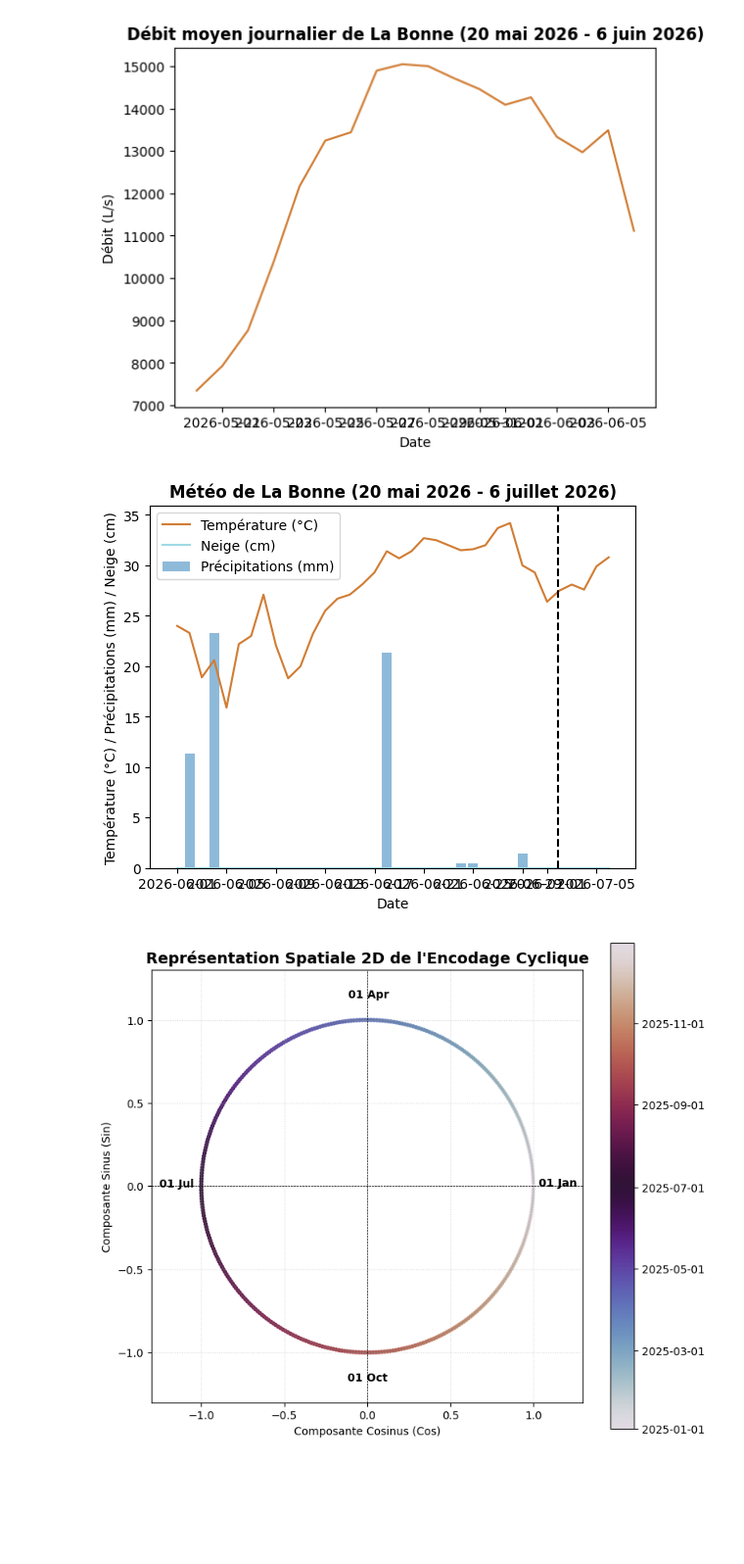
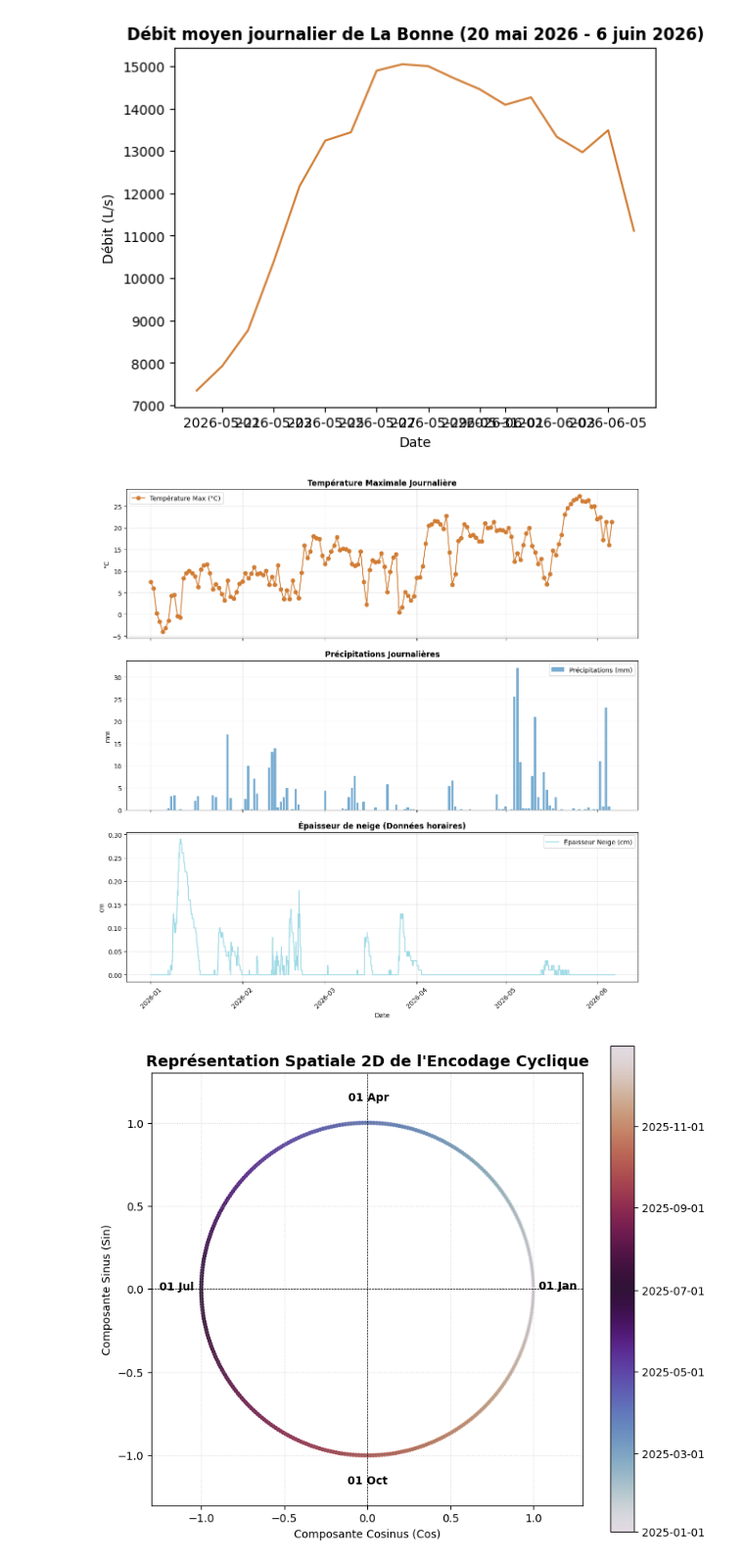
Before and after one commit to MathisBorie/river_level, a Jupyter notebook: niveau_bonne.ipynb, the cells around one changed output. Shown at 98% size. Drawn from its saved outputs; the diff is of its cells as text; code cells hidden in the pictures; blank space fills up the shorter version.

```diff
--- a/niveau_bonne.ipynb
+++ b/niveau_bonne.ipynb
@@ -488,16 +392,44 @@ plt.show()
 [figure]
 [figure]
 # %%
-meteo_data = fetch_weather_data(44.9003, 5.9444, "2026-06-01", "2026-07-06")
-plt.plot(meteo_data['date'], meteo_data['temperature_C'], color='#D17D34', label='Température (°C)')
-plt.bar(meteo_data['date'], meteo_data['precip_mm'], color='#1f77b4', alpha=0.5, label='Précipitations (mm)')
-plt.plot(meteo_data['date'], meteo_data['snow_cm'], color='#9edae5', label='Neige (cm)')
-plt.title("Météo de La Bonne (20 mai 2026 - 6 juillet 2026)", fontweight='bold')
-plt.xlabel("Date")
-plt.ylabel("Température (°C) / Précipitations (mm) / Neige (cm)")
-plt.legend()
-#bar verticale en poitiller aujourd'hui
-plt.axvline(datetime.now(), color='black', linestyle='--', label="Aujourd'hui")
+# 1. Appel de ta fonction (je garde tes noms de variables API)
+# Utilise les noms exacts de l'API Open-Meteo : 'temperature_2m_max', 'rain_sum', 'snowfall_sum'
+df_h, df_d = fetch_weather_data(
+    44.9003, 5.9444, "2026-01-01", "2026-06-06",
+    daily_vars=["temperature_2m_max", "rain_sum"],
+    hourly_vars=["snow_depth"]
+)
+
+
+
+# Création d'une figure avec 3 sous-graphiques (subplots)
+fig, (ax1, ax2, ax3) = plt.subplots(3, 1, figsize=(12, 12), sharex=True)
+
+# Graphique 1 : Température (Journalier)
+ax1.plot(df_d['date'], df_d['temperature_2m_max'], color='#D17D34', marker='o', label='Température Max (°C)')
+ax1.set_title("Température Maximale Journalière", fontweight='bold')
+ax1.set_ylabel("°C")
+ax1.legend()
+ax1.grid(True, alpha=0.3)
+
+# Graphique 2 : Précipitations (Journalier)
+ax2.bar(df_d['date'], df_d['rain_sum'], color='#1f77b4', alpha=0.6, label='Précipitations (mm)')
+ax2.set_title("Précipitations Journalières", fontweight='bold')
+ax2.set_ylabel("mm")
+ax2.legend()
+ax2.grid(True, alpha=0.3)
+
+# Graphique 3 : Épaisseur de neige (Horaire)
+ax3.plot(df_h['date'], df_h['snow_depth'], color='#9edae5', linewidth=1.5, label='Épaisseur Neige (cm)')
+ax3.set_title("Épaisseur de neige (Données horaires)", fontweight='bold')
+ax3.set_ylabel("cm")
+ax3.set_xlabel("Date")
+ax3.legend()
+ax3.grid(True, alpha=0.3)
+
+# Mise en page
+plt.xticks(rotation=45)
+plt.tight_layout()
 plt.show()
 # %% [output]
-[figure, old version]
+[figure, new version]
```
Also changed, not shown: parts of 46 cells of this notebook.
